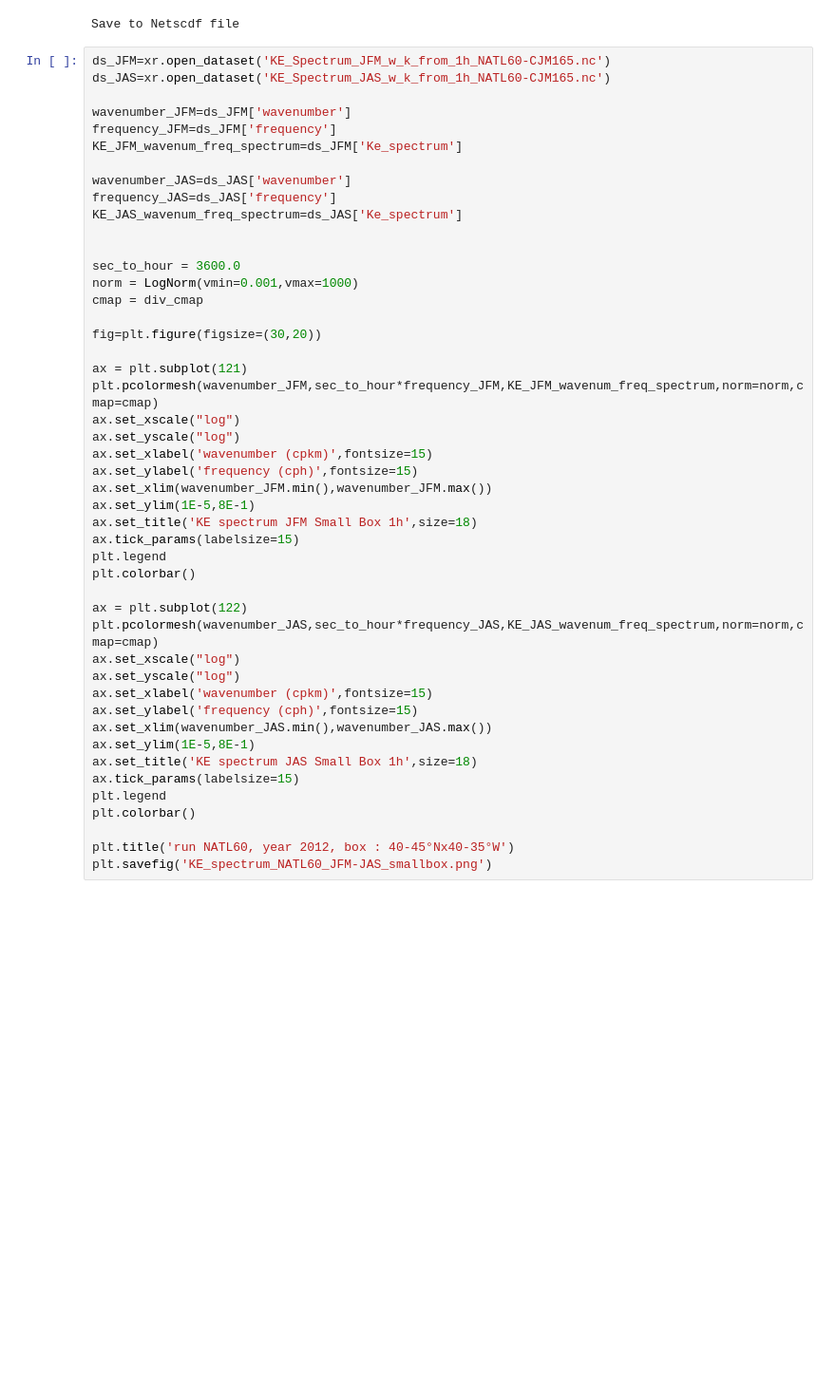
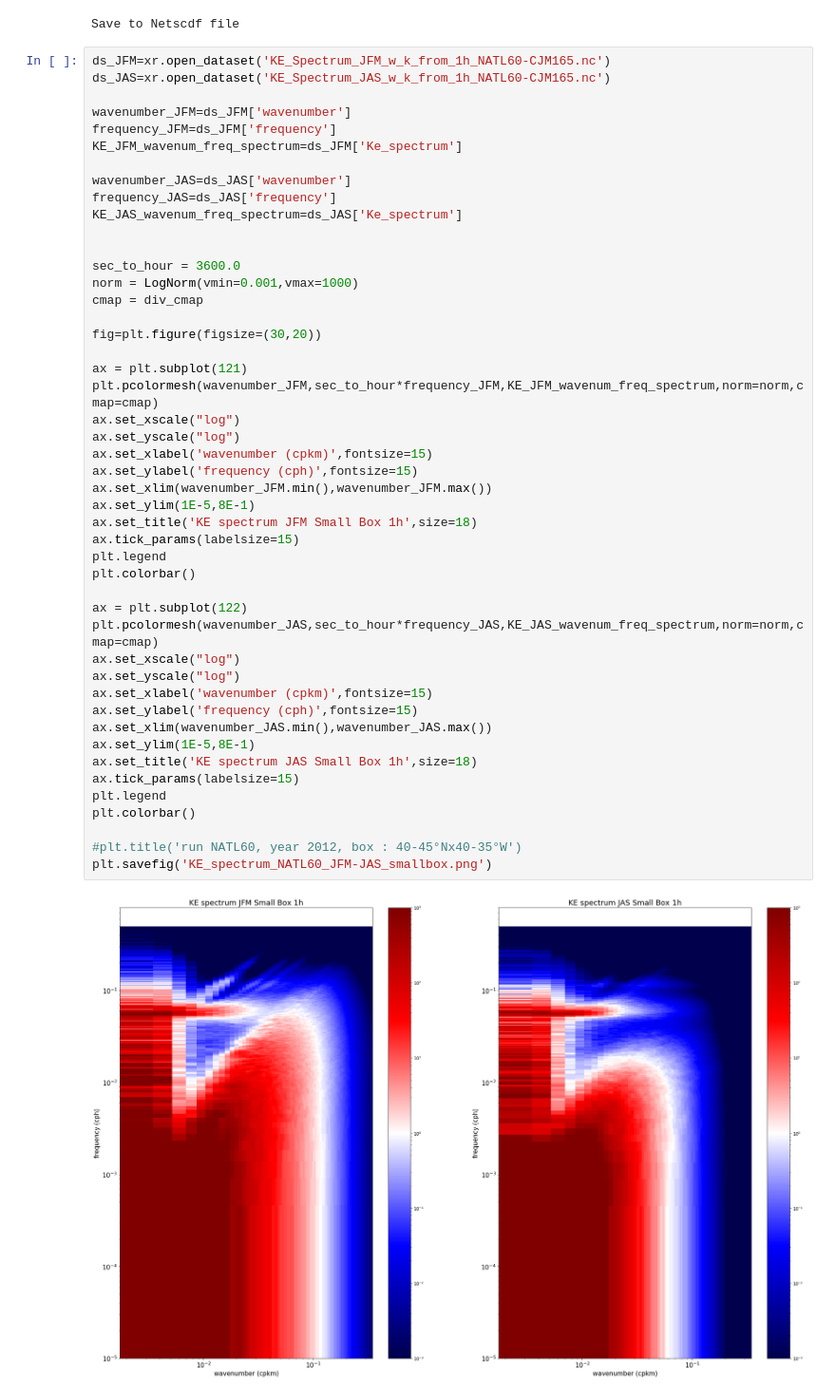
Before and after one commit to auraoupa/pangeo-deployments-test, a Jupyter notebook: 2019-05-29-AA-KE-spectrum-wavenumber-diag-NATL60-on-cloud.ipynb, the cells around one changed output. Shown at 95% size. Drawn from its saved outputs; the diff is of its cells as text; blank space fills up the shorter version.

```diff
--- a/2019-05-29-AA-KE-spectrum-wavenumber-diag-NATL60-on-cloud.ipynb
+++ b/2019-05-29-AA-KE-spectrum-wavenumber-diag-NATL60-on-cloud.ipynb
@@ -399,31 +235,32 @@ cmap = div_cmap
 fig=plt.figure(figsize=(30,20))
 
 ax = plt.subplot(121)
 plt.pcolormesh(wavenumber_JFM,sec_to_hour*frequency_JFM,KE_JFM_wavenum_freq_spectrum,norm=norm,cmap=cmap)
 ax.set_xscale("log")
 ax.set_yscale("log")
 ax.set_xlabel('wavenumber (cpkm)',fontsize=15)
 ax.set_ylabel('frequency (cph)',fontsize=15)
 ax.set_xlim(wavenumber_JFM.min(),wavenumber_JFM.max())
 ax.set_ylim(1E-5,8E-1)
 ax.set_title('KE spectrum JFM Small Box 1h',size=18)
 ax.tick_params(labelsize=15)
 plt.legend
 plt.colorbar()
 
 ax = plt.subplot(122)
 plt.pcolormesh(wavenumber_JAS,sec_to_hour*frequency_JAS,KE_JAS_wavenum_freq_spectrum,norm=norm,cmap=cmap)
 ax.set_xscale("log")
 ax.set_yscale("log")
 ax.set_xlabel('wavenumber (cpkm)',fontsize=15)
 ax.set_ylabel('frequency (cph)',fontsize=15)
 ax.set_xlim(wavenumber_JAS.min(),wavenumber_JAS.max())
 ax.set_ylim(1E-5,8E-1)
 ax.set_title('KE spectrum JAS Small Box 1h',size=18)
 ax.tick_params(labelsize=15)
 plt.legend
 plt.colorbar()
 
-plt.title('run NATL60, year 2012, box : 40-45°Nx40-35°W')
+#plt.title('run NATL60, year 2012, box : 40-45°Nx40-35°W')
 plt.savefig('KE_spectrum_NATL60_JFM-JAS_smallbox.png')
 # %% [output]
+[figure, new version]
```
Also changed, not shown: parts of 15 cells of this notebook, 2 other files.
